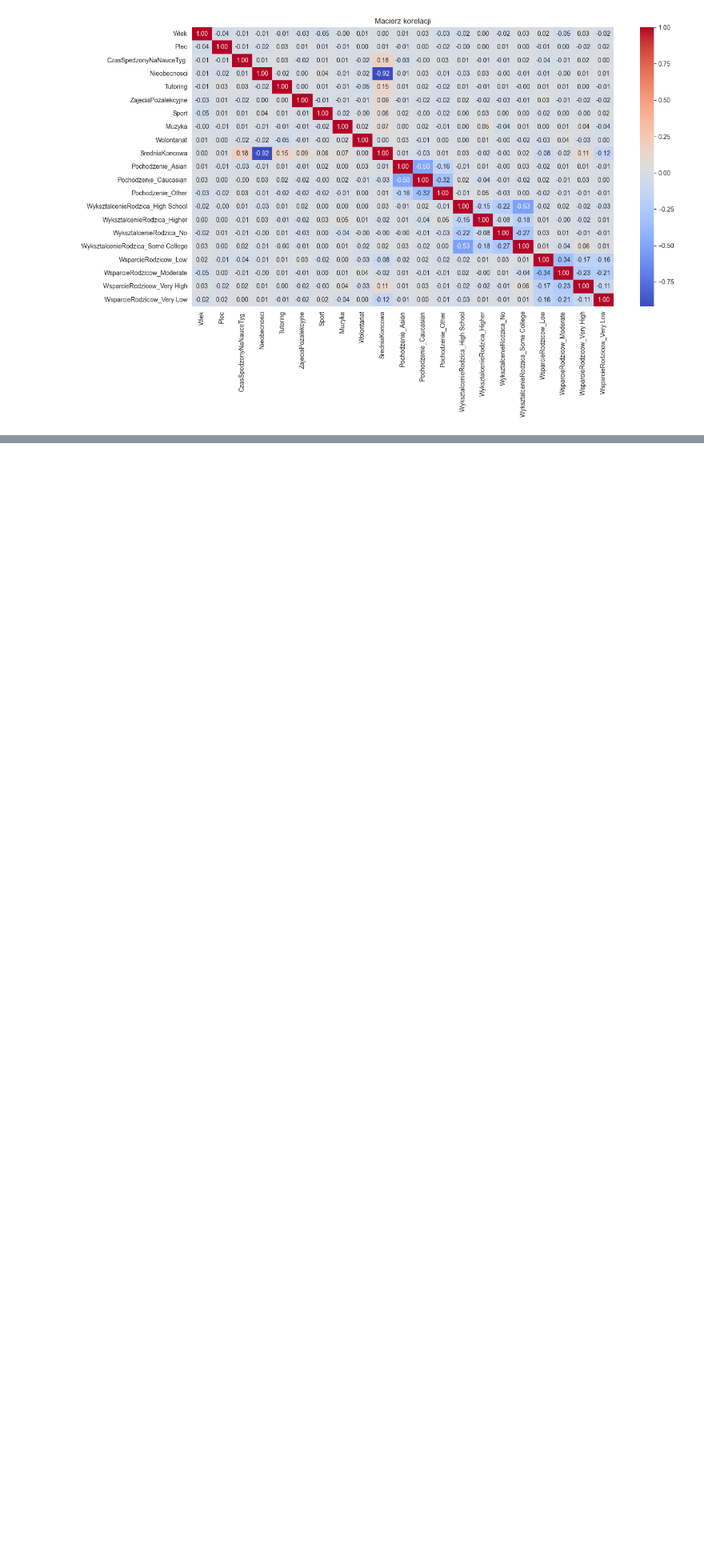
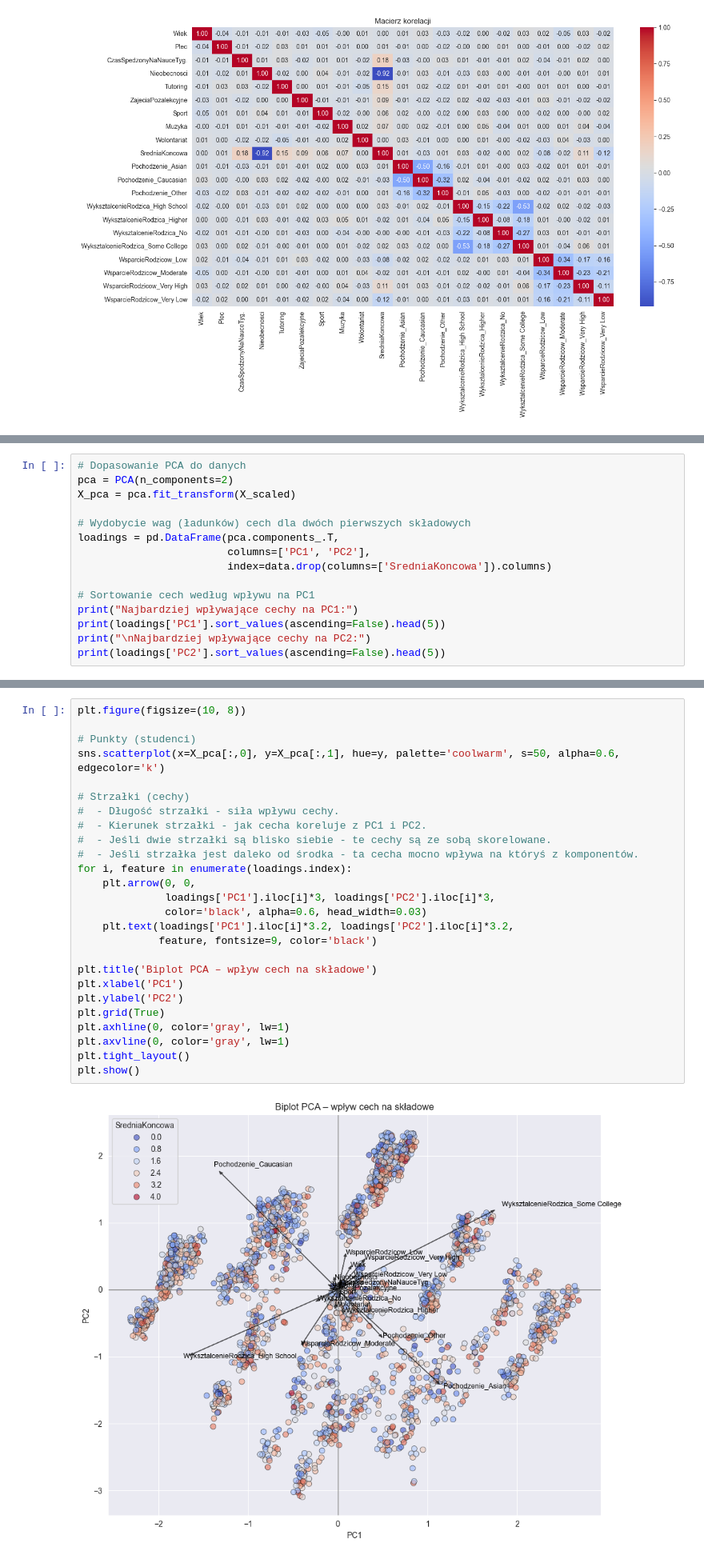
Before and after one commit to Polinez/MLClassProject, a Jupyter notebook: UM_Wandzel_Walus_Adamiak_Szymczyk.ipynb, the cells around one changed output, grey strips where cells are left out. Shown at 80% size. Saved outputs shown, nothing was run; the diff lists cells and outputs as text; blank space fills up the shorter version.

```diff
--- a/UM_Wandzel_Walus_Adamiak_Szymczyk.ipynb
+++ b/UM_Wandzel_Walus_Adamiak_Szymczyk.ipynb
@@ -208,0 +248,15 @@ plt.show()
+# %%
+# Dopasowanie PCA do danych
+pca = PCA(n_components=2)
+X_pca = pca.fit_transform(X_scaled)
+
+# Wydobycie wag (ładunków) cech dla dwóch pierwszych składowych
+loadings = pd.DataFrame(pca.components_.T,
+                        columns=['PC1', 'PC2'],
+                        index=data.drop(columns=['SredniaKoncowa']).columns)
+
+# Sortowanie cech według wpływu na PC1
+print("Najbardziej wpływające cechy na PC1:")
+print(loadings['PC1'].sort_values(ascending=False).head(5))
+print("\nNajbardziej wpływające cechy na PC2:")
+print(loadings['PC2'].sort_values(ascending=False).head(5))
@@ -208,0 +279,28 @@ plt.show()
+# %%
+plt.figure(figsize=(10, 8))
+
+# Punkty (studenci)
+sns.scatterplot(x=X_pca[:,0], y=X_pca[:,1], hue=y, palette='coolwarm', s=50, alpha=0.6, edgecolor='k')
+
+# Strzałki (cechy)
+#  - Długość strzałki - siła wpływu cechy.
+#  - Kierunek strzałki - jak cecha koreluje z PC1 i PC2.
+#  - Jeśli dwie strzałki są blisko siebie - te cechy są ze sobą skorelowane.
+#  - Jeśli strzałka jest daleko od środka - ta cecha mocno wpływa na któryś z komponentów.
+for i, feature in enumerate(loadings.index):
+    plt.arrow(0, 0,
+              loadings['PC1'].iloc[i]*3, loadings['PC2'].iloc[i]*3,
+              color='black', alpha=0.6, head_width=0.03)
+    plt.text(loadings['PC1'].iloc[i]*3.2, loadings['PC2'].iloc[i]*3.2,
+             feature, fontsize=9, color='black')
+
+plt.title('Biplot PCA – wpływ cech na składowe')
+plt.xlabel('PC1')
+plt.ylabel('PC2')
+plt.grid(True)
+plt.axhline(0, color='gray', lw=1)
+plt.axvline(0, color='gray', lw=1)
+plt.tight_layout()
+plt.show()
+# %% [output]
+[figure, added]
```
Also changed, not shown: parts of 15 cells of this notebook.
